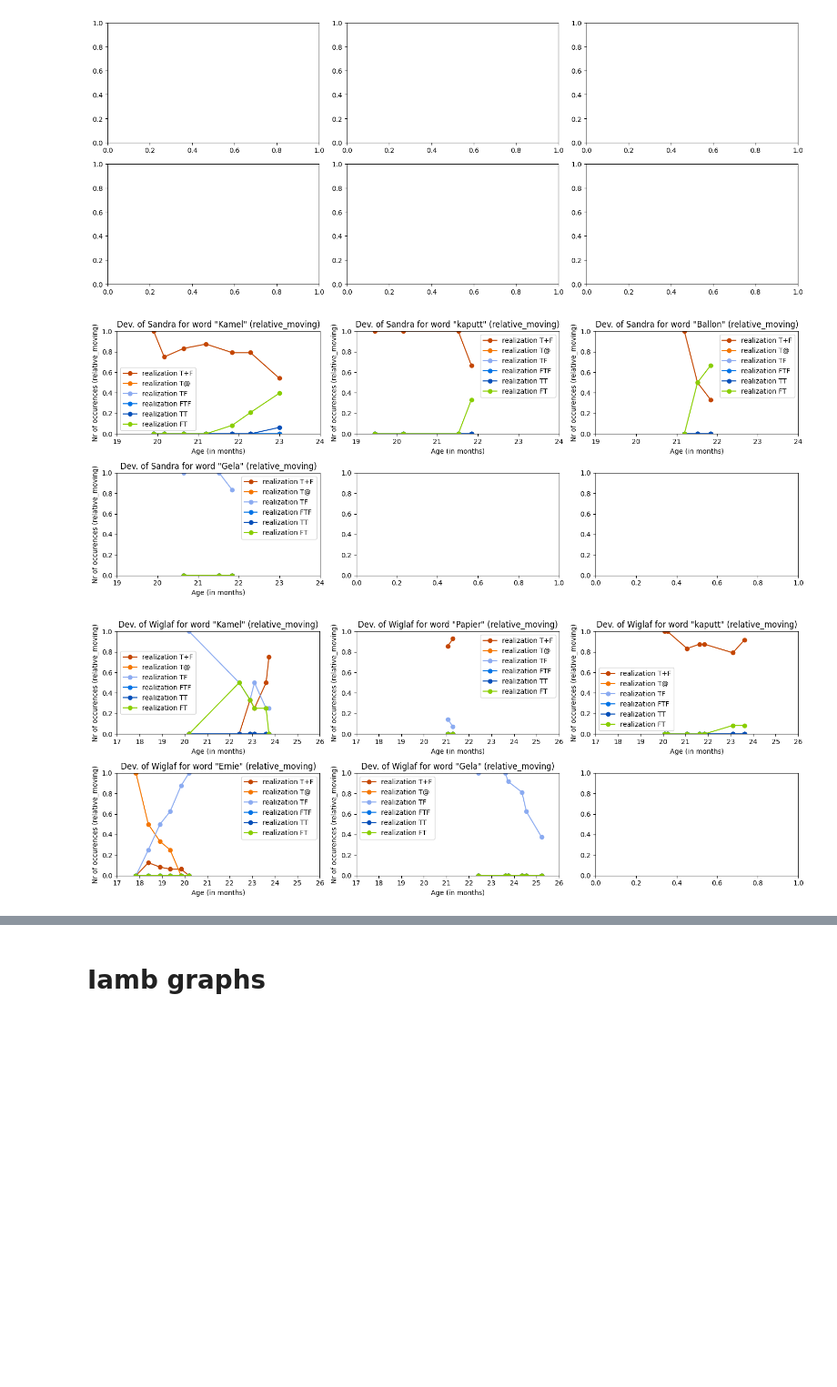
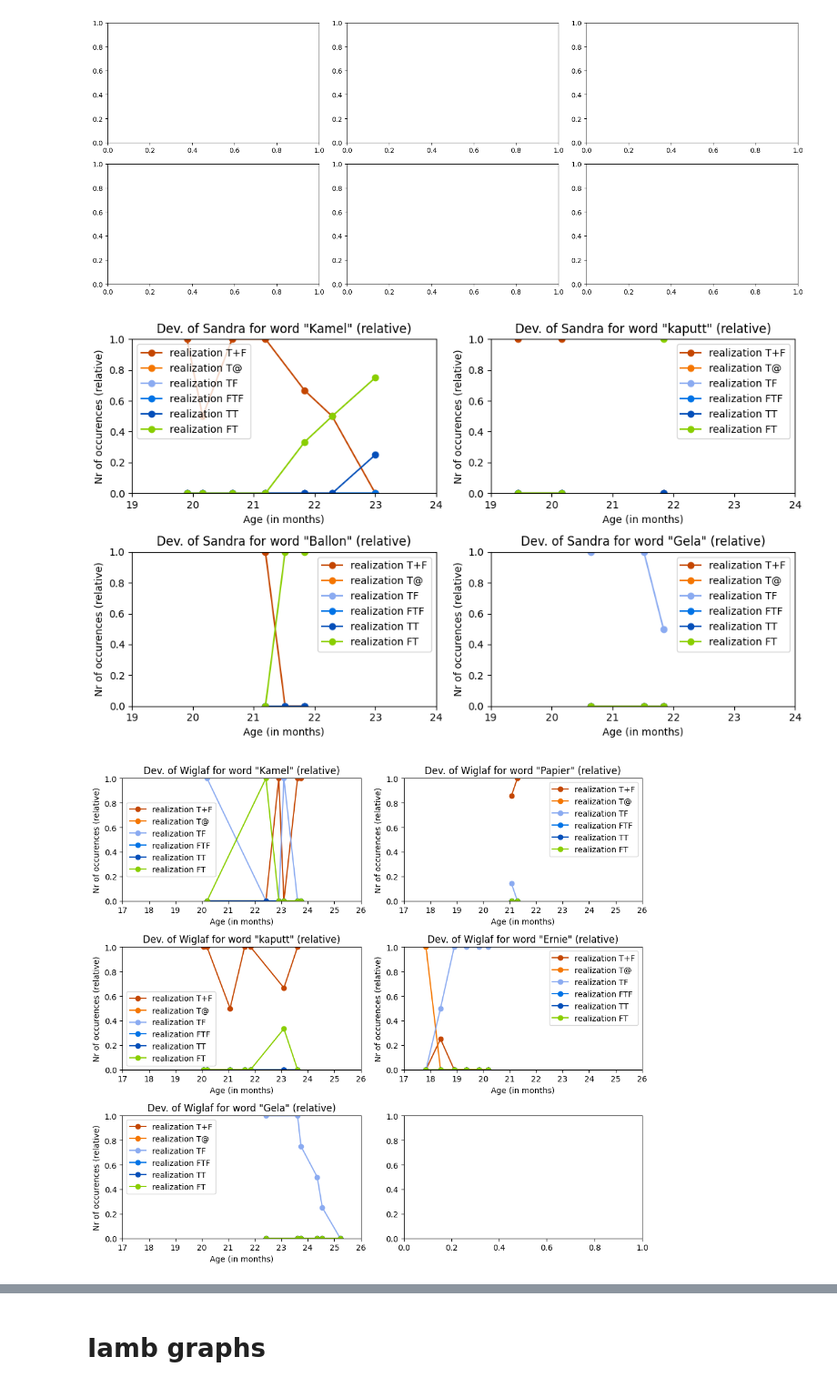
Before and after one commit to NienkeWessel/ThesisLinguistics, a Jupyter notebook: ProcessData.ipynb, the cells around one changed output, grey strips where cells are left out. Shown at 91% size. Drawn from its saved outputs; the diff is of its cells as text; code cells hidden in the pictures; blank space fills up the shorter version.

```diff
--- a/ProcessData.ipynb
+++ b/ProcessData.ipynb
@@ -1281,13 +1332,13 @@ def plot_per_word(df, word, children_names, analysis, save=False, colors=None, m
         write_df_to_csv("{}_occurrences.csv".format(word), word_df)
     loop_through_children(word_df, children_names, analysis, colors=colors, mode=mode)
 # %%
-def loop_through_words_for_child(df, child_name, analysis, words, nr_per_row = 3, width=15, xlim=None, mode='absolute', colors = None):
+def loop_through_words_for_child(df, child_name, analysis, words, nr_per_row = 3, width=5, xlim=None, mode='absolute', colors = None):
 
     #loop_through_children(word_df, children_names, analysis_dictionary['Fikkert']['patterns'])
 
     # Create graph stuff
-    plot_height = nr_per_row*int(math.ceil(len(words)/nr_per_row))
-    fig, axs = plt.subplots(int(math.ceil(len(words)/nr_per_row)), nr_per_row, figsize=(width,plot_height))
+    plot_height = int(math.ceil(len(words)/nr_per_row))*3
+    fig, axs = plt.subplots(int(math.ceil(len(words)/nr_per_row)), nr_per_row, figsize=(width*nr_per_row,plot_height))
     axs = axs.ravel()
 
     for i, word in enumerate(words):
@@ -1330,7 +1381,10 @@ file_names_read = {
     'ComptonPater' : 'ComptonPater.pkl',
     'Goad' : 'Goad.pkl',
     'Inkelas' : 'Inkelas.pkl',
-    'Providence' : 'Providence.pkl'
+    'Providence' : 'Providence.pkl',
+    'Smith' : 'Smith.pkl',
+    'Penney' : 'Penney.pkl',
+    'Kuwaiti' : 'Kuwaiti.pkl'
 }
 file_names_write = {
     'Grimm': "Grimm.csv",
@@ -1340,7 +1394,10 @@ file_names_write = {
     'ComptonPater' : 'ComptonPater.csv',
     'Goad' : 'Goad.csv',
     'Inkelas' : 'Inkelas.csv',
-    'Providence' : 'Providence.csv'
+    'Providence' : 'Providence.csv',
+    'Smith' : 'Smith.csv',
+    'Penney' : 'Penney.csv',
+    'Kuwaiti' : 'Kuwaiti.csv'
 }
 
 FoxBoyer_names = []
@@ -1361,7 +1418,18 @@ children_names_file = {
     'ComptonPater': ['Julia', 'Sean', 'Trevor'],
     'Goad' : ['Julia', 'Sonya'],
     'Inkelas' : ['E'],
-    'Providence' : ['Alex', 'Ethan', 'Lily', 'Naima', 'Violet', 'William']
+    'Providence' : ['Alex', 'Ethan', 'Lily', 'Naima', 'Violet', 'William'],
+    'Smith' : 'Amahl',
+    'Penney' : ['T42', 'D10', 'D05', 'T19', 'T49', 'T44', 'D38', 'T67', 'D23', 'D37', 'T34', 'T12', 'T68', 'D52', 'T17', 'T21', 'T22', 'T02', 'T58', 'T65', 'D09', 'D43', 'D11', 'T18', 'D08', 'T55'],
+    'Kuwaiti' : ['Jamal', 'Jawad', 'Fatma', 'Mask', 'Khaled', 'Khald', 'Dana',
+       'Fatema', 'Areej', 'Kawthar', 'Mohammad', 'Najat', 'Zayed',
+       'Yousef', 'Mohamed', 'Ameena', 'Abdulaziz', 'Hanayen Almatouq',
+       'Muneera ', 'Khalifa', 'Reem Alganem', 'Fares ', 'Sabah ',
+       'Bader ', 'Gader', 'Ahmad', 'Alia', 'Ratage ', 'Sara', 'Zainab',
+       'Mariam', 'Malak', 'Aysha', 'Abdulrahman', 'Alkady', 'Fajar',
+       'Fahad Jammal', 'Omar', 'Hessa', 'Mousa', 'Abdullah', 'Jood',
+       'Fahad', 'Sood', 'Fanar', 'Hadeel', 'Ahmed', 'lulwa', 'Zayan',
+       'Dorar', 'Traky', 'Sulaiman', 'Haya', 'Falah', 'Farah', 'Aseel']
 }
 # %%
 analysis_dictionary = {
@@ -1369,7 +1437,8 @@ analysis_dictionary = {
         'patterns' : {'FT': ['T+F', 'T@', 'TF', 'FTF', 'TT',  'FT']},
         'patterns_heavy' : {'TF': ['FT']},
         'tolerance' : {'AA': ['TF', 'FT']},
-        'elab_tol' : {'AA+AAA': ['FT+FFT']},
+        #'elab_tol' : {'AA+AAA': ['FT+FFT']},
+        'elab_tol' : {'FT+TF' : ['FT']},
         'overgen_iamb' : {'Th' : ['Th', 'FH']},
         'color_dict_patterns' : {
             'mFT' : '#b51963',
@@ -1695,6 +1777,6 @@ wordlevel_child_names = {
 # %%
 for child_name in wordlevel_child_names[corpus_name]:
-    loop_through_words_for_child(df, child_name, analysis_dictionary['Fikkert']['patterns'], words_per_child_dict[corpus_name][child_name], xlim=xlim_per_child_dict[corpus_name][child_name], mode='relative_moving', colors=analysis_dictionary['Fikkert']['color_dict_patterns'])
+    loop_through_words_for_child(df, child_name, analysis_dictionary['Fikkert']['patterns'], words_per_child_dict[corpus_name][child_name], nr_per_row=2, xlim=xlim_per_child_dict[corpus_name][child_name], mode='relative', colors=analysis_dictionary['Fikkert']['color_dict_patterns'])
 # %% [output]
-[figure, old version]
+[figure, new version]
-[figure, old version]
+[figure, new version]
```
Also changed, not shown: parts of 18 cells of this notebook.
